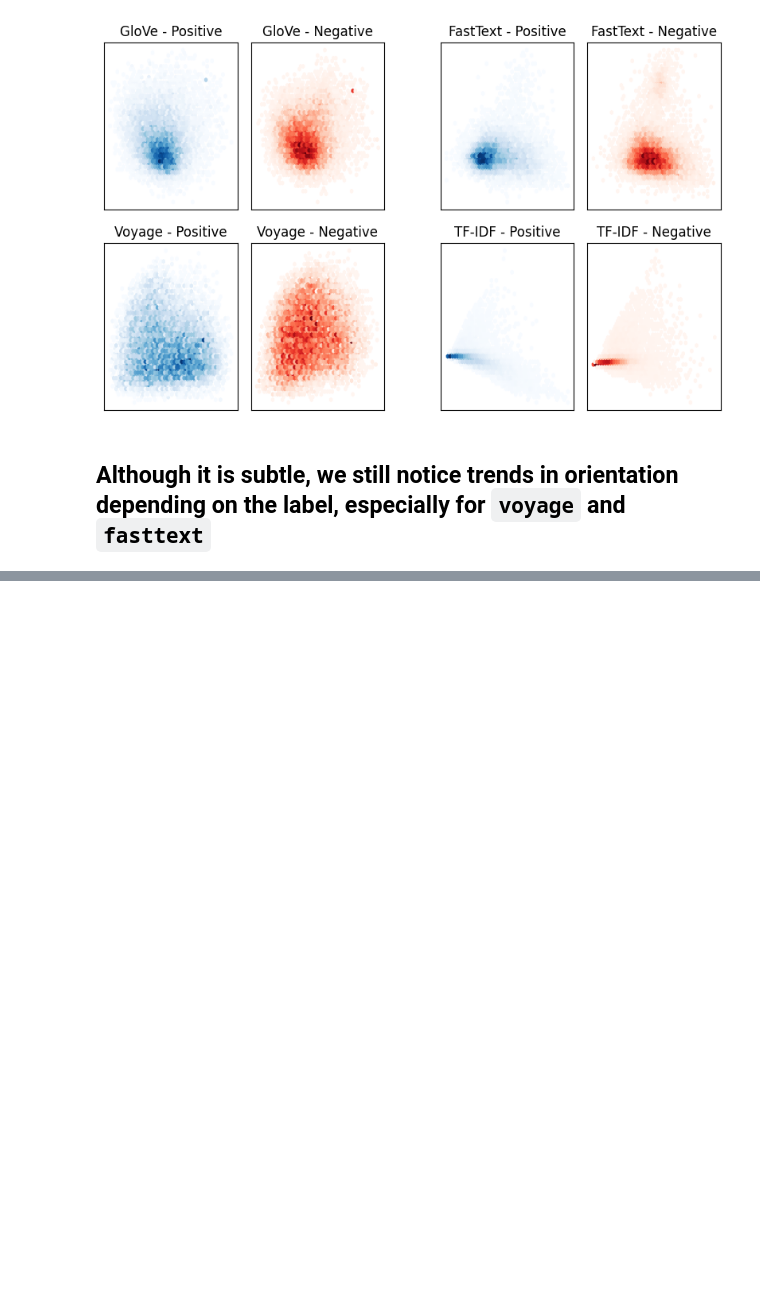
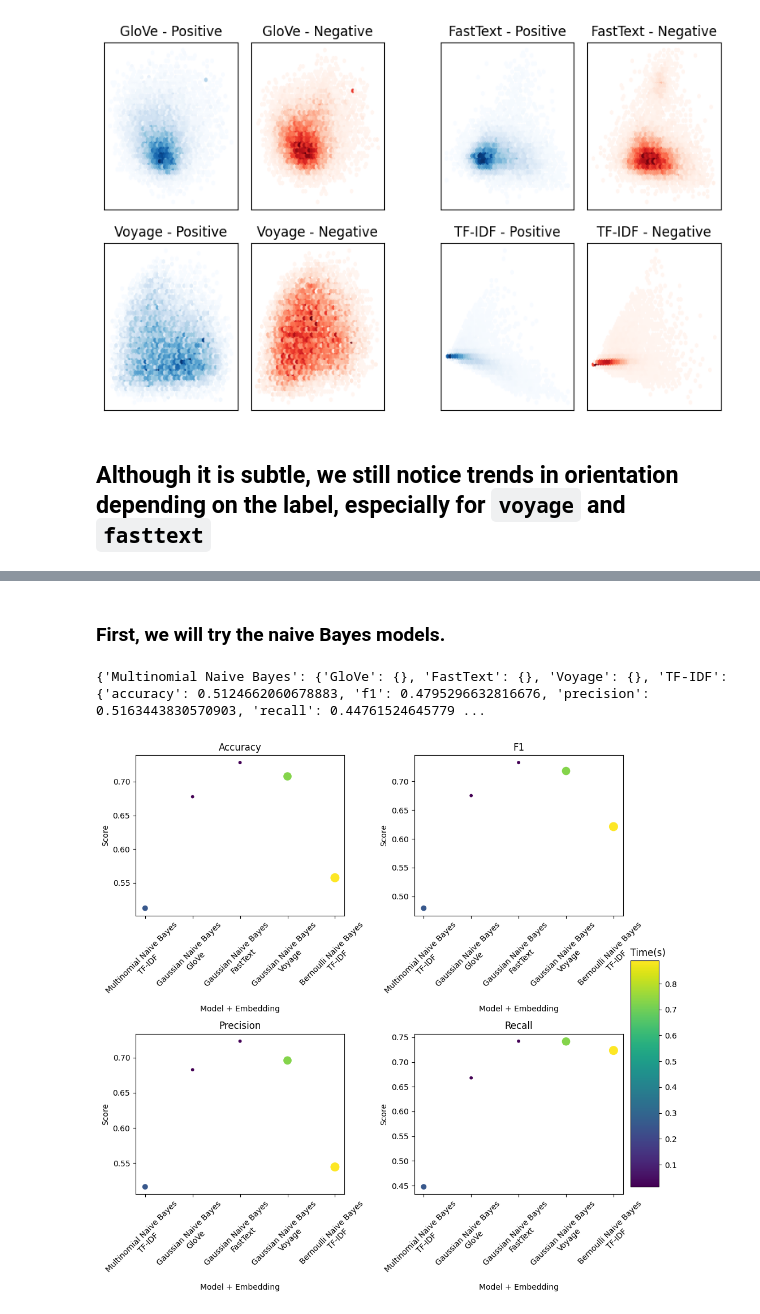
Before and after one commit to ilanaliouchouche/hate-speechs, a Jupyter notebook: hatespeech.ipynb, the cells around one changed output, grey strips where cells are left out. Saved outputs shown, nothing was run; the diff lists cells and outputs as text; code cells hidden in the pictures; blank space fills up the shorter version.

Commit message:
naiveB + embed added

```diff
--- a/hatespeech.ipynb
+++ b/hatespeech.ipynb
@@ -406,0 +510,13 @@ plt.show()
+# %% [markdown]
+### First, we will try the naive Bayes models.
+# %%
+# Multinomial Naive Bayes & Bernoulli Naive Bayes are used for TF-IDF vectors
+mnb = MultinomialNB()
+bnb = BernoulliNB()
+gnb = GaussianNB()
+# %%
+model_scores = {
+    'Multinomial Naive Bayes': {embed: {} for embed in embed_list},
+    'Gaussian Naive Bayes': {embed: {} for embed in embed_list},
+    'Bernoulli Naive Bayes': {embed: {} for embed in embed_list},
+}
@@ -406,0 +561,47 @@ plt.show()
+# %%
+print(model_scores)
+# %% [output]
+{'Multinomial Naive Bayes': {'GloVe': {}, 'FastText': {}, 'Voyage': {}, 'TF-IDF': {'accuracy': 0.5124662060678883, 'f1': 0.4795296632816676, 'precision': 0.5163443830570903, 'recall': 0.44761524645779 ...
+# %%
+fig, axs = plt.subplots(2, 2, figsize=(10, 10))
+axs = axs.flatten()
+
+metrics = ['accuracy', 'f1', 'precision', 'recall']
+model_embeddings = []
+scores = {metric: [] for metric in metrics}
+times = []
+
+for model in model_scores:
+    for embed in model_scores[model]:
+        if not model_scores[model][embed]:
+            continue
+
+        model_embeddings.append(f"{model}\n{embed}")
+        for metric in metrics:
+            scores[metric].append(model_scores[model][embed].get(metric, None))
+        times.append(model_scores[model][embed].get('time', None))
+
+clean_indices = [i for i, t in enumerate(times) if t is not None]
+model_embeddings = [model_embeddings[i] for i in clean_indices]
+times = [times[i] for i in clean_indices]
+for metric in metrics:
+    scores[metric] = [scores[metric][i] for i in clean_indices]
+
+times = np.array(times)
+sizes = (times - times.min()) / (times.max() - times.min()) * 100 + 10
+
+for ax, metric in zip(axs, metrics):
+    sc = ax.scatter(model_embeddings, scores[metric], c=times, cmap='viridis', s=sizes)
+    ax.set_title(metric.capitalize())
+    ax.set_xlabel('Model + Embedding')
+    ax.set_ylabel('Score')
+    ax.set_xticklabels(model_embeddings, rotation=45)
+
+cbar = fig.colorbar(sc, ax=axs, cax=fig.add_axes([0.95, 0.2, 0.05, 0.4]), aspect=10)
+cbar.ax.set_title('  Time(s)')
+
+plt.tight_layout()
+#plt.savefig('images/naive_bayes.png')
+plt.show()
+# %% [output]
+[figure, added]
```
Also changed, not shown: parts of 10 cells of this notebook, 1 other file.
